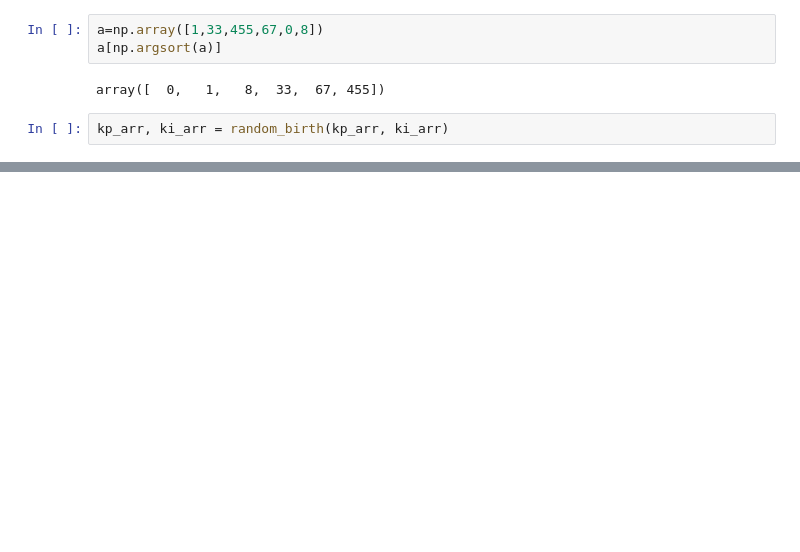
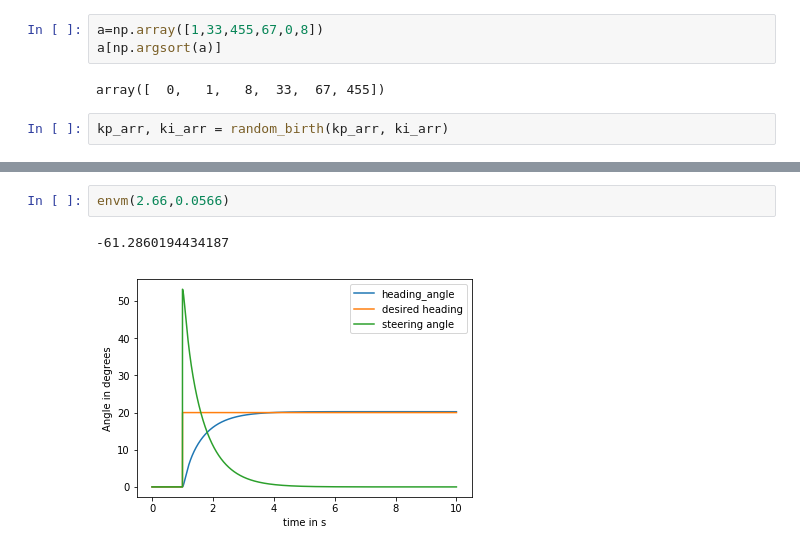
Before and after one commit to murtazav/Model_predictive_control, a Jupyter notebook: Parameter_finder_GA.ipynb, the cells around one changed output, grey strips where cells are left out. Saved outputs shown, nothing was run; the diff lists cells and outputs as text; blank space fills up the shorter version.

```diff
--- a/Parameter_finder_GA.ipynb
+++ b/Parameter_finder_GA.ipynb
@@ -160,0 +172,5 @@ envm(17.424, 16.255)
+# %%
+envm(2.66,0.0566)
+# %% [output]
+-61.2860194434187
+[figure, added]
```
Also changed, not shown: parts of 9 cells of this notebook.
